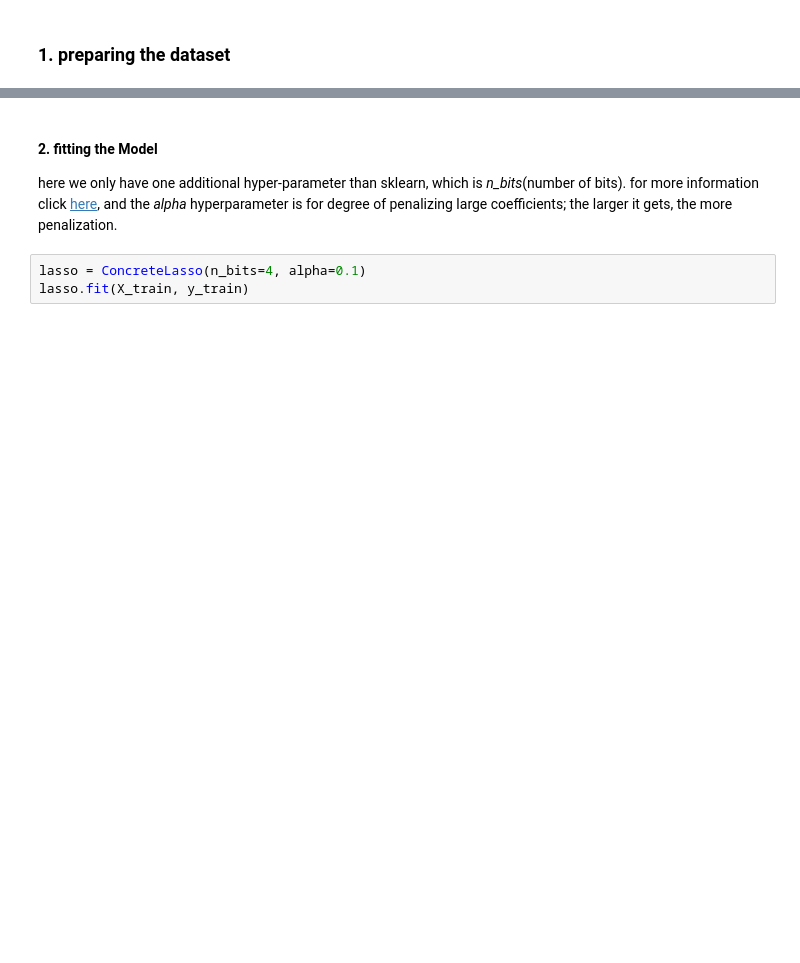
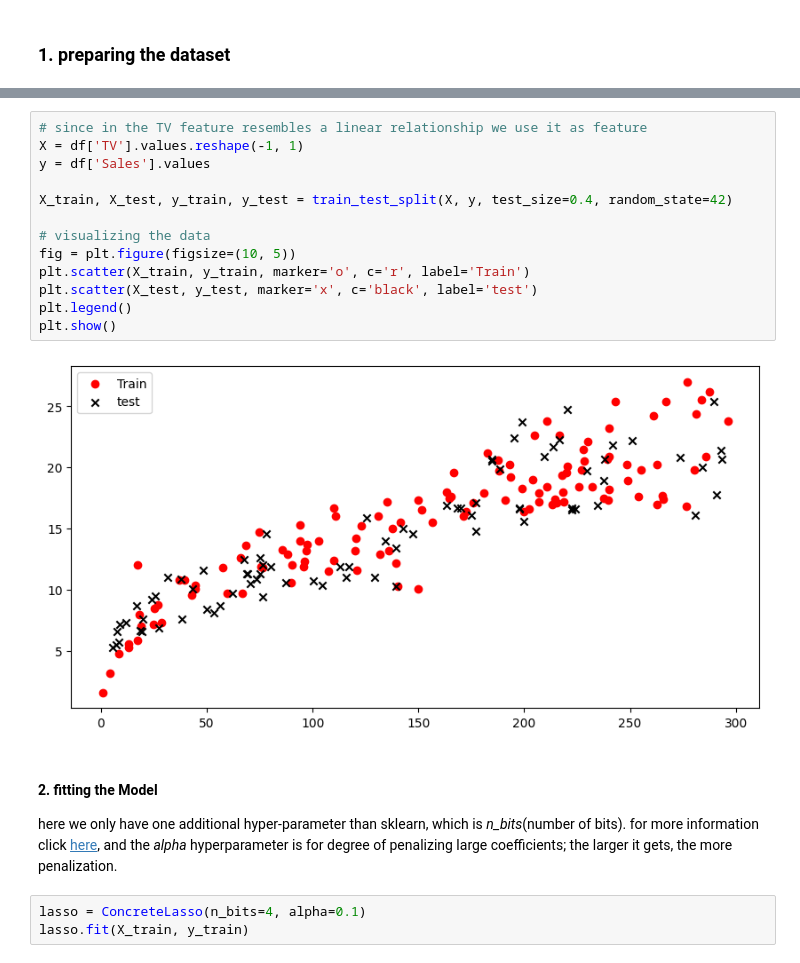
Before and after one commit to Quadratic-Labs/fhe-tutorials, a Jupyter notebook: concrete-ml/Lasso-Ridge-ElasticNet.ipynb, the cells around one changed output, grey strips where cells are left out. Cells and saved outputs as stored; diff of their text form; blank space fills up the shorter version.

```diff
--- a/concrete-ml/Lasso-Ridge-ElasticNet.ipynb
+++ b/concrete-ml/Lasso-Ridge-ElasticNet.ipynb
@@ -42,3 +54,18 @@ print(y[:10])
+# %%
+# since in the TV feature resembles a linear relationship we use it as feature
+X = df['TV'].values.reshape(-1, 1)
+y = df['Sales'].values
+
+X_train, X_test, y_train, y_test = train_test_split(X, y, test_size=0.4, random_state=42)
+
+# visualizing the data
+fig = plt.figure(figsize=(10, 5))
+plt.scatter(X_train, y_train, marker='o', c='r', label='Train')
+plt.scatter(X_test, y_test, marker='x', c='black', label='test')
+plt.legend()
+plt.show()
+# %% [output]
+[figure, added]
 # %% [markdown]
 #### 2. fitting the Model
 here we only have one additional hyper-parameter than sklearn, which is *n_bits*(number of bits). for more information click [here](), and the *alpha* hyperparameter is for degree of penalizing large coefficients; the larger it gets, the more penalization.
```
Also changed, not shown: parts of 6 cells of this notebook, 2 other files.
